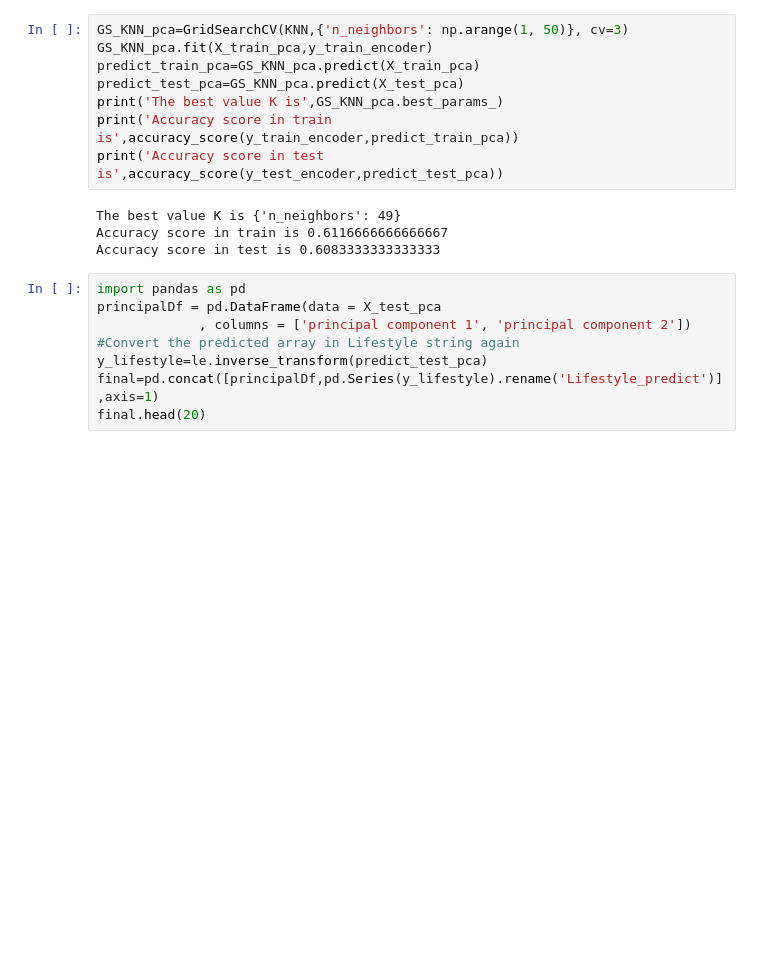
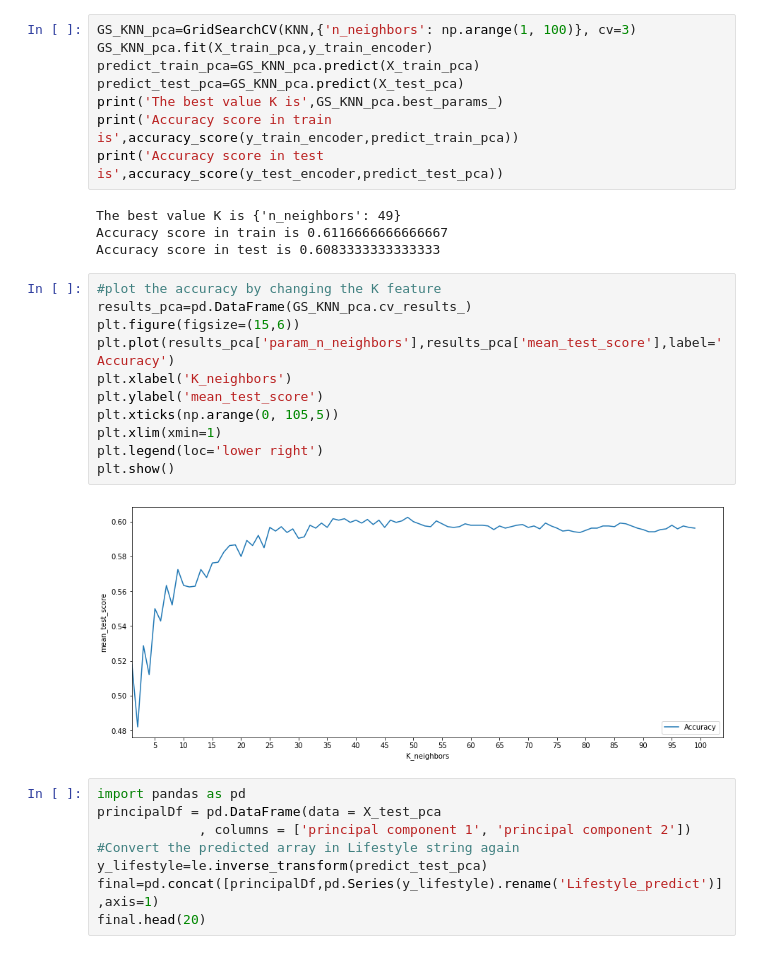
Before and after one commit to GuilhermePiress/KNN_predict_classes, a Jupyter notebook: KNN.ipynb, the cells around one changed output. Drawn from its saved outputs; the diff is of its cells as text; blank space fills up the shorter version.

```diff
--- a/KNN.ipynb
+++ b/KNN.ipynb
@@ -182,5 +194,5 @@ print(np.sum(pca_model.explained_variance_ratio_))
 # %%
-GS_KNN_pca=GridSearchCV(KNN,{'n_neighbors': np.arange(1, 50)}, cv=3)
+GS_KNN_pca=GridSearchCV(KNN,{'n_neighbors': np.arange(1, 100)}, cv=3)
 GS_KNN_pca.fit(X_train_pca,y_train_encoder)
 predict_train_pca=GS_KNN_pca.predict(X_train_pca)
 predict_test_pca=GS_KNN_pca.predict(X_test_pca)
@@ -191,6 +203,19 @@ print('Accuracy score in test is',accuracy_score(y_test_encoder,predict_test_pca
 The best value K is {'n_neighbors': 49}
 Accuracy score in train is 0.6116666666666667
 Accuracy score in test is 0.6083333333333333
+# %%
+#plot the accuracy by changing the K feature
+results_pca=pd.DataFrame(GS_KNN_pca.cv_results_)
+plt.figure(figsize=(15,6))
+plt.plot(results_pca['param_n_neighbors'],results_pca['mean_test_score'],label='Accuracy')
+plt.xlabel('K_neighbors')
+plt.ylabel('mean_test_score')
+plt.xticks(np.arange(0, 105,5))
+plt.xlim(xmin=1)
+plt.legend(loc='lower right')
+plt.show()
+# %% [output]
+[figure, added]
 # %%
 import pandas as pd
 principalDf = pd.DataFrame(data = X_test_pca
```
Also changed, not shown: parts of 13 cells of this notebook.
